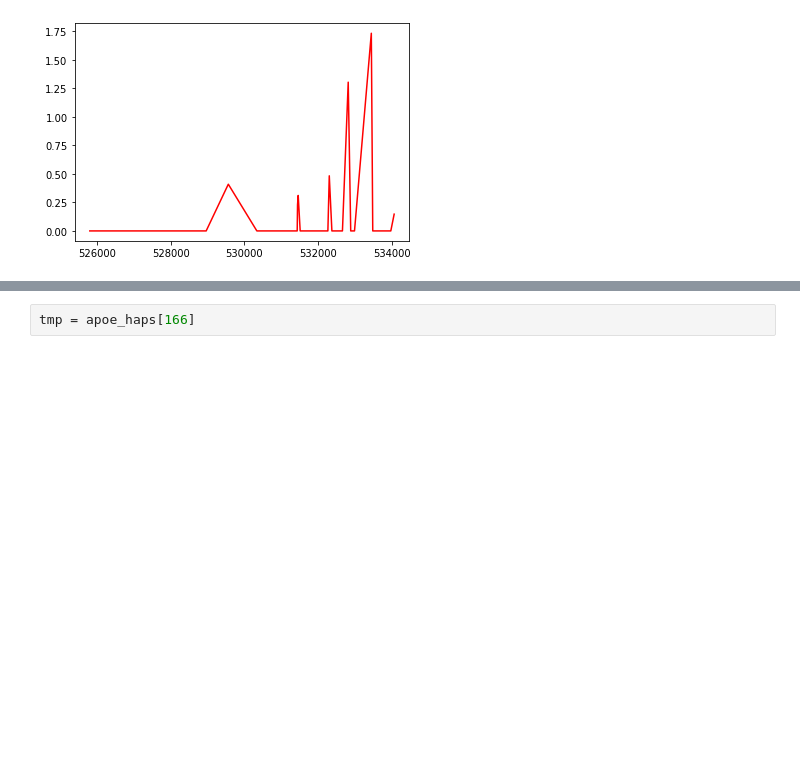
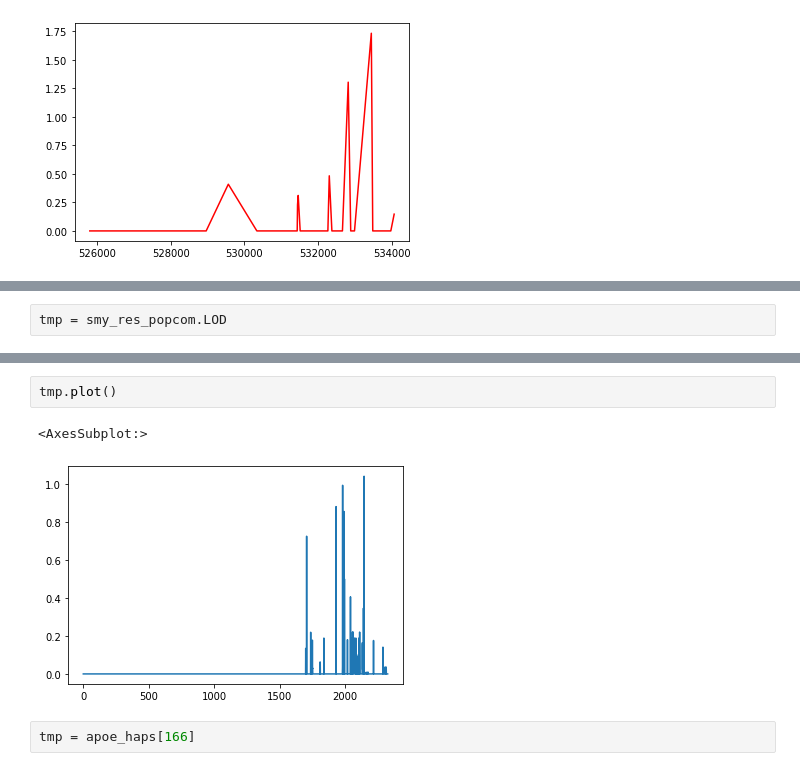
Before and after one commit to gaow/SEQLinkage, a Jupyter notebook: nbs/linkage_analysis.ipynb, the cells around one changed output, grey strips where cells are left out. Cells and saved outputs as stored; diff of their text form; blank space fills up the shorter version.

```diff
--- a/nbs/linkage_analysis.ipynb
+++ b/nbs/linkage_analysis.ipynb
@@ -313,0 +324,2 @@ smy_ress[(smy_ress.POS>44905795) & (smy_ress.POS<44909395)].LOD.plot(color='red'
+# %%
+tmp = smy_res_popcom.LOD
@@ -314,3 +333,8 @@ smy_ress[(smy_ress.POS>44905795) & (smy_ress.POS<44909395)].LOD.plot(color='red'
+# %%
+tmp.plot()
+# %% [output]
+<AxesSubplot:>
+[figure, added]
 # %%
 tmp = apoe_haps[166]
 # %%
```
Also changed, not shown: parts of 48 cells of this notebook, 3 other files.
